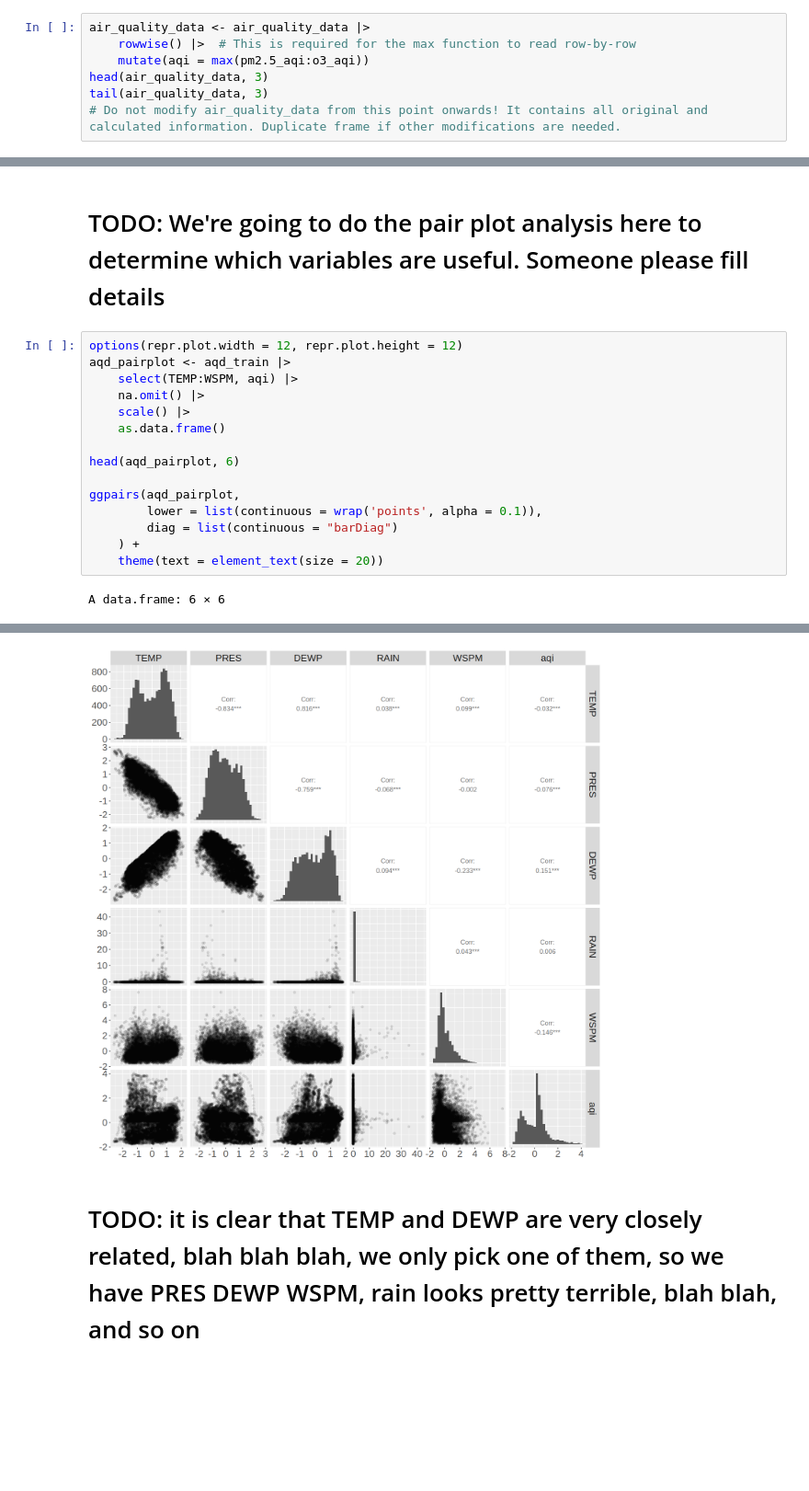
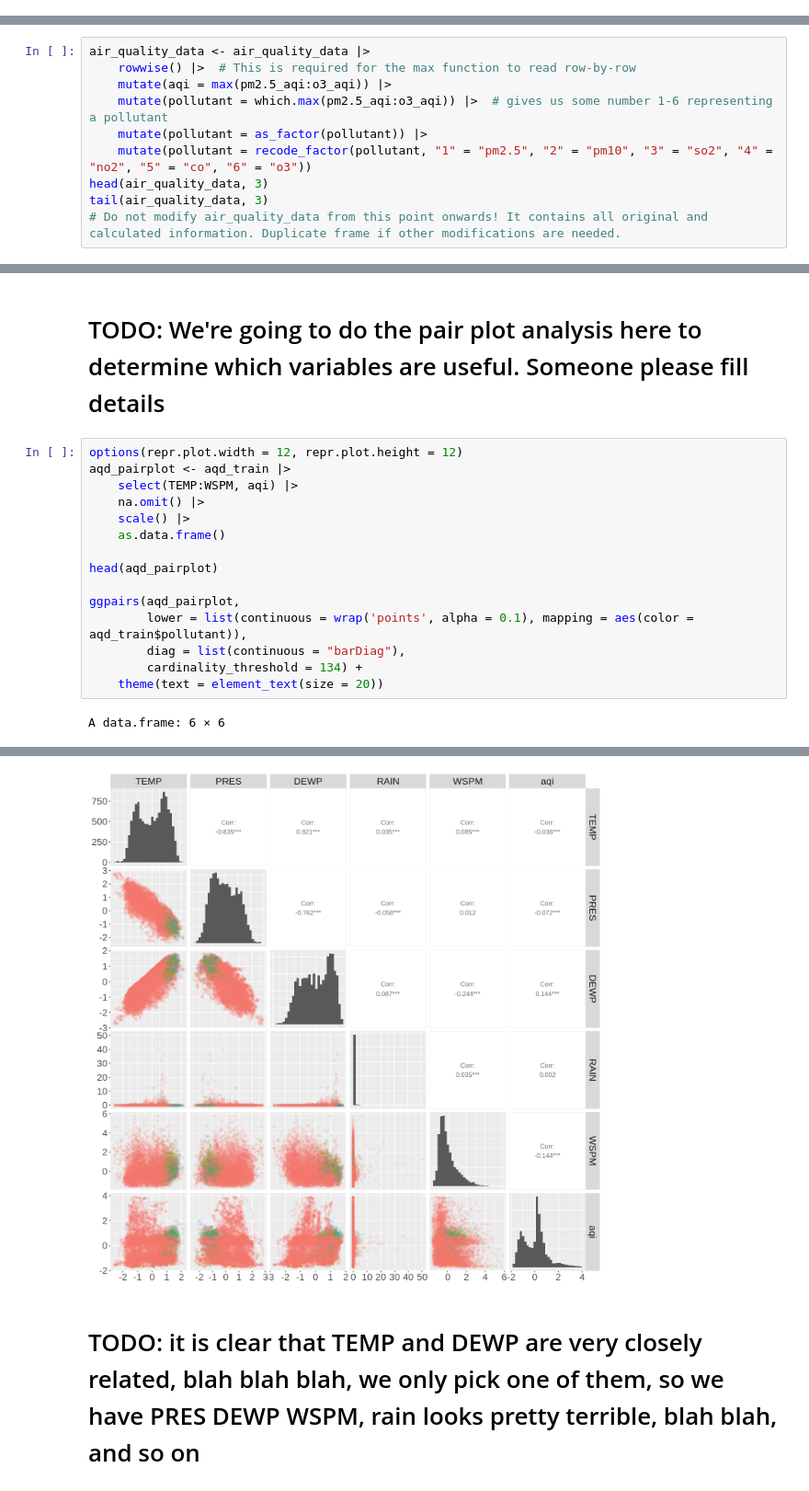
Before and after one commit to DonkeyBlaster/dsci-100-2023w1-group43, a Jupyter notebook: Report.ipynb, the cells around one changed output, grey strips where cells are left out. Shown at 92% size. Drawn from its saved outputs; the diff is of its cells as text; blank space fills up the shorter version.

Commit message:
colored pairplots

```diff
--- a/Report.ipynb
+++ b/Report.ipynb
@@ -176,10 +176,3 @@ A tibble: 16462 × 30
 | 2016 | 12 | 31 | 23 | 472 | 504 | 9 | 140 | 5400 | 3 | ⋯ | ... |
 # %% [markdown]
 Because AQI is reported daily as the highest of the individual pollutant AQIs, we can obtain one final AQI value per day.
-# %%
-air_quality_data <- air_quality_data |>
-    rowwise() |>  # This is required for the max function to read row-by-row
-    mutate(aqi = max(pm2.5_aqi:o3_aqi))
-head(air_quality_data, 3)
-tail(air_quality_data, 3)
-# Do not modify air_quality_data from this point onwards! It contains all original and calculated information. Duplicate frame if other modifications are needed.
@@ -198,0 +179,10 @@ A rowwise_df: 3 × 31
+# %%
+air_quality_data <- air_quality_data |>
+    rowwise() |>  # This is required for the max function to read row-by-row
+    mutate(aqi = max(pm2.5_aqi:o3_aqi)) |>
+    mutate(pollutant = which.max(pm2.5_aqi:o3_aqi)) |>  # gives us some number 1-6 representing a pollutant
+    mutate(pollutant = as_factor(pollutant)) |>
+    mutate(pollutant = recode_factor(pollutant, "1" = "pm2.5", "2" = "pm10", "3" = "so2", "4" = "no2", "5" = "co", "6" = "o3"))
+head(air_quality_data, 3)
+tail(air_quality_data, 3)
+# Do not modify air_quality_data from this point onwards! It contains all original and calculated information. Duplicate frame if other modifications are needed.
@@ -230,12 +233,12 @@ aqd_pairplot <- aqd_train |>
     scale() |>
     as.data.frame()
 
-head(aqd_pairplot, 6)
+head(aqd_pairplot)
 
 ggpairs(aqd_pairplot,
-        lower = list(continuous = wrap('points', alpha = 0.1)),
-        diag = list(continuous = "barDiag")
-    ) +
+        lower = list(continuous = wrap('points', alpha = 0.1), mapping = aes(color = aqd_train$pollutant)),
+        diag = list(continuous = "barDiag"),
+        cardinality_threshold = 134) +
     theme(text = element_text(size = 20))
 # %% [output]
 A data.frame: 6 × 6
@@ -250,10 +253,10 @@ A data.frame: 6 × 6
 `stat_bin()` using `bins = 30`. Pick better value with `binwidth`.
 `stat_bin()` using `bins = 30`. Pick better value with `binwidth`.
 `stat_bin()` using `bins = 30`. Pick better value with `binwidth`.
 `stat_bin()` using `bins = 30`. Pick better value with `binwidth`.
 `stat_bin()` using `bins = 30`. Pick better value with `binwidth`.
 `stat_bin()` using `bins = 30`. Pick better value with `binwidth`.
-[figure, old version]
+[figure, new version]
 # %% [markdown]
 # TODO: it is clear that TEMP and DEWP are very closely related, blah blah blah, we only pick one of them, so we have PRES DEWP WSPM, rain looks pretty terrible, blah blah, and so on
 # %% [markdown]
```
Also changed, not shown: parts of 9 cells of this notebook.
